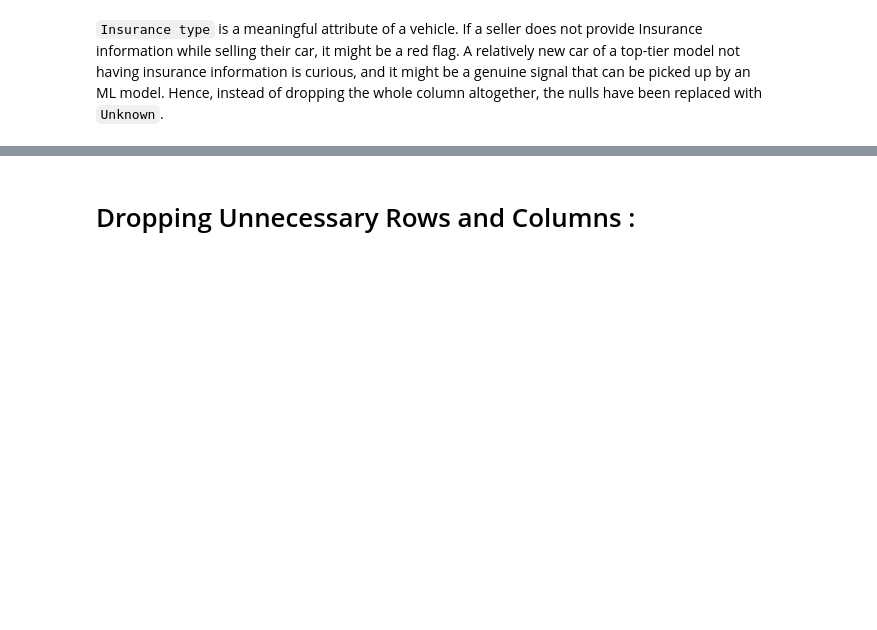
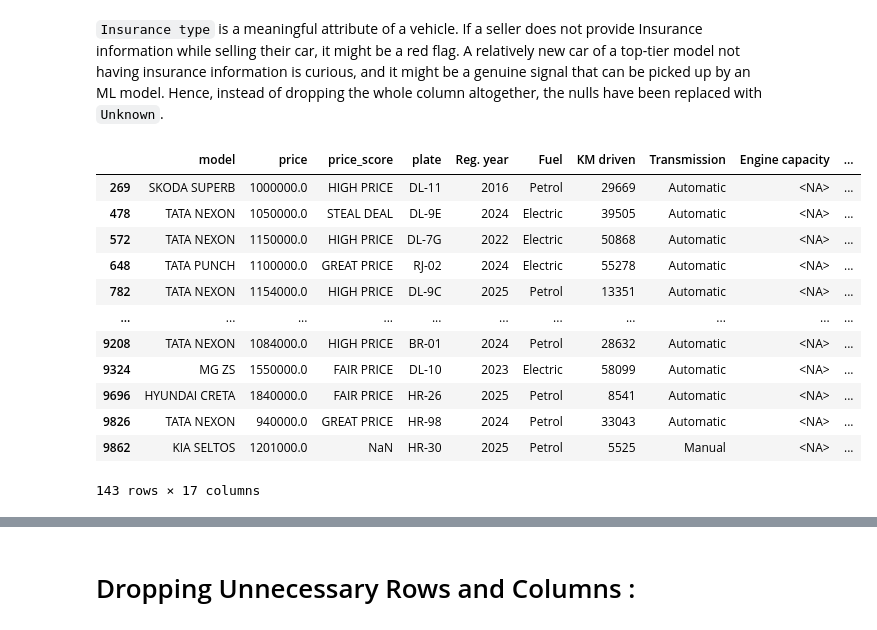
Before and after one commit to fida-z/smart-buy-classifier, a Jupyter notebook: notebooks/1.data_cleaning.ipynb, the cells around one changed output, grey strips where cells are left out. Saved outputs shown, nothing was run; the diff lists cells and outputs as text; code cells hidden in the pictures; blank space fills up the shorter version.

```diff
--- a/notebooks/1.data_cleaning.ipynb
+++ b/notebooks/1.data_cleaning.ipynb
@@ -19,6 +21,12 @@ for file in file_locs:
                         main_dict[keyinfo] = valueinfo
                 else:
                         main_dict[key] = value
+
+            if (file == '../scraped_data/data.txt'):
+              main_dict['Source'] = 'Cars24'
+            else:
+                main_dict['Source'] = 'CarDekho'
+
             df_list.append(main_dict)
 
 df = pd.DataFrame(df_list)
@@ -86,9 +144,6 @@ data['Ownership'] = data['Ownership'].replace(maps)
 # %%
 # trimming model column :
-data['model'] = data['model'].str.upper()
-data['model'] = data['model'].str.replace('\n',' ') # cleaning up the newlines
-data['model'] = data['model'].str.split(' ').map(lambda x: x[1]+' '+x[2] if x[2] != 'SUZUKI' else x[1]+' '+x[2]+' '+x[3])
-data.loc[data['model'] == 'MARUTI SUZUKI SWIFT','model'] = 'MARUTI SWIFT' # maruti suzuki swift and maruti suzuki are the same car.
+data[['model','variant']] = data['model'].apply(lambda x: pd.Series(parse_model(x)))
 data['model'].value_counts()[:10]
 # %% [output]
 model
@@ -171,3 +245,9 @@ dtype: int64
 # %%
 # Replacing Insurance type nulls w/ unknown:
 data.loc[data['Insurance type'].isna(),'Insurance type'] = 'Unknown'
+data['Insurance type'] = data['Insurance type'].replace('-','Unknown')
+
+data['Insurance type'] = data['Insurance type'].replace('Zero Dep', 'Zero Depreciation')
+data['Insurance type'] = data['Insurance type'].replace('3rd Party', 'Third Party')
+
+data.loc[data['Insurance type'].str.startswith('Plans from'),'Insurance type'] = 'Info Given'
@@ -176,5 +266,21 @@ data.loc[data['Insurance type'].isna(),'Insurance type'] = 'Unknown'
 # %%
 # Replacing Engine capacity with other cars of the same make :
 data['Engine capacity'] = data['Engine capacity'].fillna(
-    data.groupby(['model', 'Make year'])['Engine capacity'].transform('mean'))
+    data.groupby(['model', 'variant'])['Engine capacity'].transform('mean'))
+# %%
+data[data['Engine capacity'].isna()]
+# %% [output]
+|  | model | price | price_score | plate | Reg. year | Fuel | KM driven | Transmission | Engine capacity | ... |
+| 269 | SKODA SUPERB | 1000000.0 | HIGH PRICE | DL-11 | 2016 | Petrol | 29669 | Automatic | <NA> | ... |
+| 478 | TATA NEXON | 1050000.0 | STEAL DEAL | DL-9E | 2024 | Electric | 39505 | Automatic | <NA> | ... |
+| 572 | TATA NEXON | 1150000.0 | HIGH PRICE | DL-7G | 2022 | Electric | 50868 | Automatic | <NA> | ... |
+| 648 | TATA PUNCH | 1100000.0 | GREAT PRICE | RJ-02 | 2024 | Electric | 55278 | Automatic | <NA> | ... |
+| 782 | TATA NEXON | 1154000.0 | HIGH PRICE | DL-9C | 2025 | Petrol | 13351 | Automatic | <NA> | ... |
+| ... | ... | ... | ... | ... | ... | ... | ... | ... | ... | ... |
+| 9208 | TATA NEXON | 1084000.0 | HIGH PRICE | BR-01 | 2024 | Petrol | 28632 | Automatic | <NA> | ... |
+| 9324 | MG ZS | 1550000.0 | FAIR PRICE | DL-10 | 2023 | Electric | 58099 | Automatic | <NA> | ... |
+| 9696 | HYUNDAI CRETA | 1840000.0 | FAIR PRICE | HR-26 | 2025 | Petrol | 8541 | Automatic | <NA> | ... |
+| 9826 | TATA NEXON | 940000.0 | GREAT PRICE | HR-98 | 2024 | Petrol | 33043 | Automatic | <NA> | ... |
+| 9862 | KIA SELTOS | 1201000.0 | NaN | HR-30 | 2025 | Petrol | 5525 | Manual | <NA> | ... |
+143 rows × 17 columns
 # %%
```
Also changed, not shown: parts of 20 cells of this notebook.
